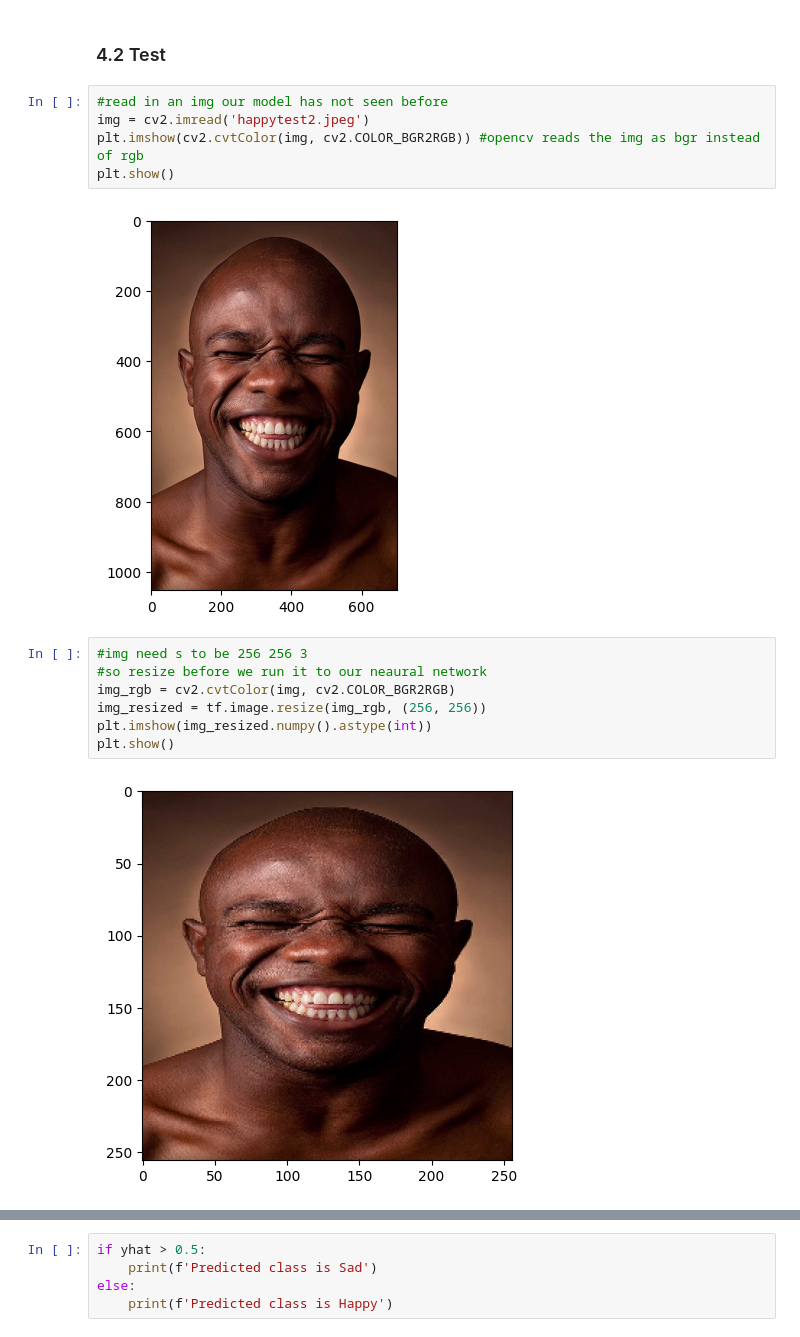
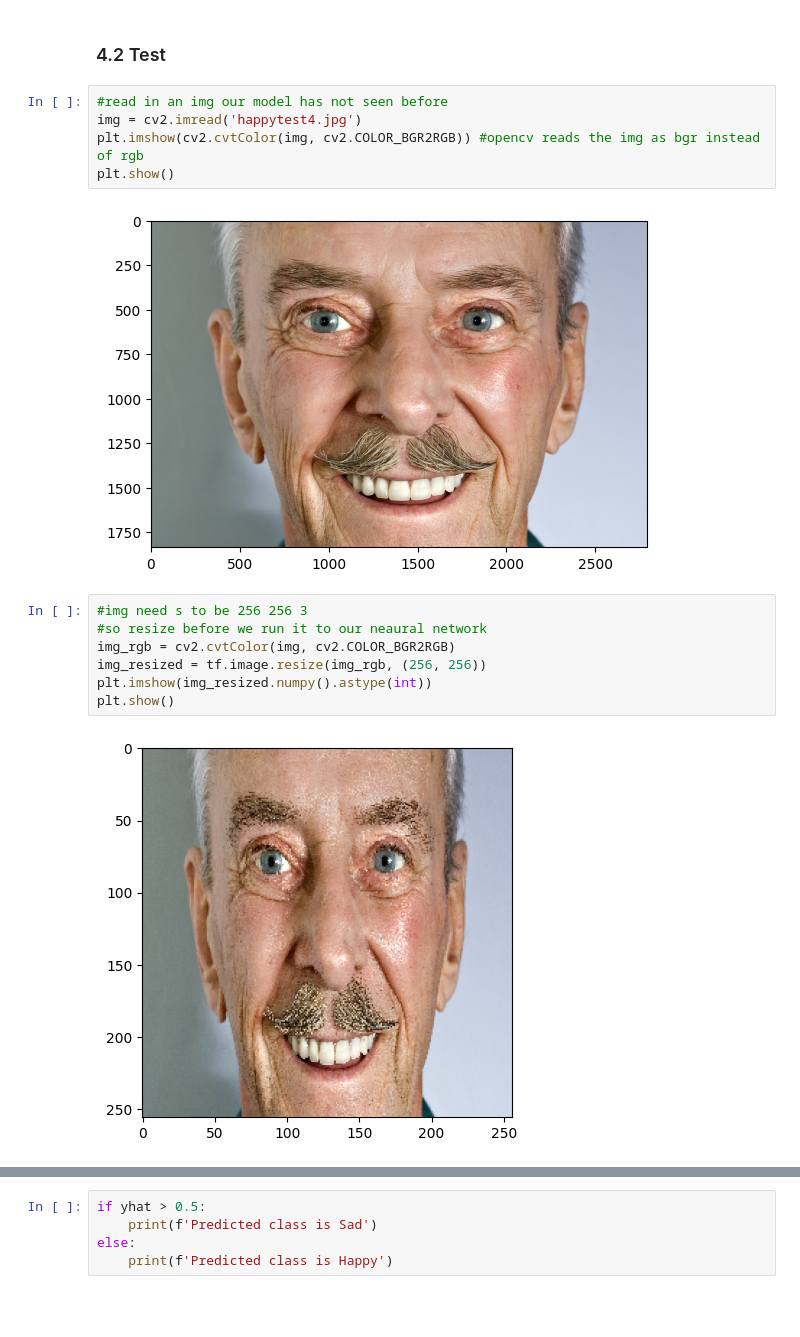
Before and after one commit to ValaryAnguzuzu/imageClassification, a Jupyter notebook: Image Classification.ipynb, the cells around one changed output, grey strips where cells are left out. Saved outputs shown, nothing was run; the diff lists cells and outputs as text; blank space fills up the shorter version.

Commit message:
added more happy imgs ro remove bias

```diff
--- a/Image Classification.ipynb
+++ b/Image Classification.ipynb
@@ -329,11 +327,11 @@ Precision:1.0, Recall:1.0, Accuracy:1.0
 ### 4.2 Test
 # %%
 #read in an img our model has not seen before
-img = cv2.imread('happytest2.jpeg')
+img = cv2.imread('happytest4.jpg')
 plt.imshow(cv2.cvtColor(img, cv2.COLOR_BGR2RGB)) #opencv reads the img as bgr instead of rgb
 plt.show()
 # %% [output]
-[figure, old version]
+[figure, new version]
 # %%
 #img need s to be 256 256 3
 #so resize before we run it to our neaural network
@@ -342,7 +340,7 @@ img_resized = tf.image.resize(img_rgb, (256, 256))
 plt.imshow(img_resized.numpy().astype(int))
 plt.show()
 # %% [output]
-[figure, old version]
+[figure, new version]
 # %%
 #test
 yhat = model.predict(np.expand_dims(resize/255, 0)) #pass it thru our neural network
```
Also changed, not shown: parts of 20 cells of this notebook.
